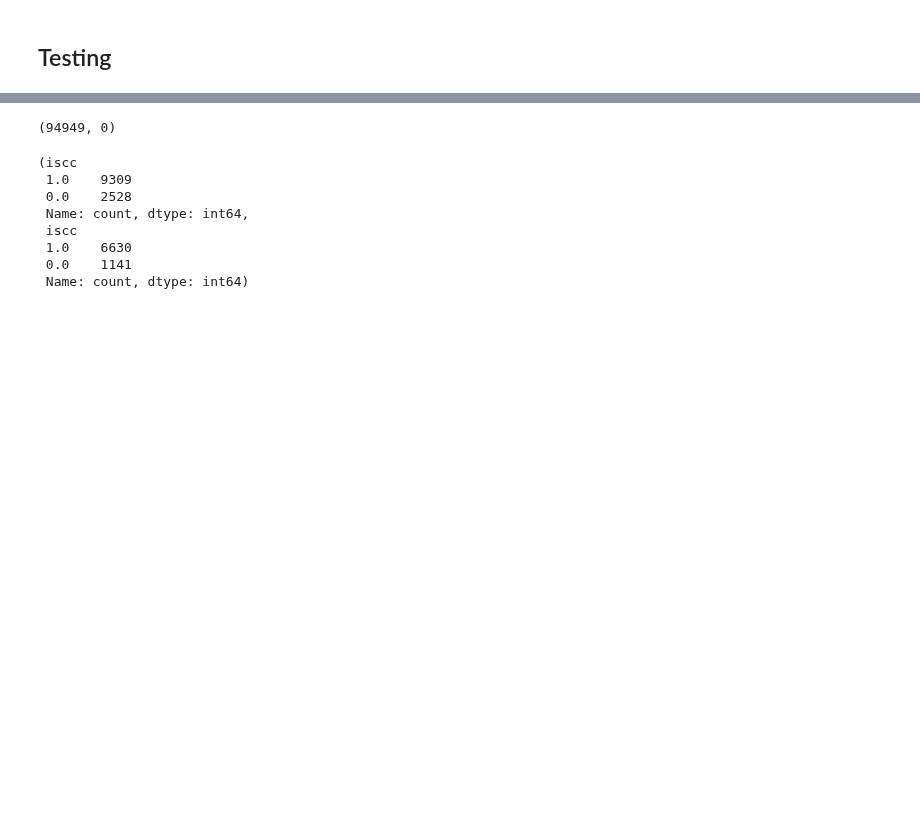
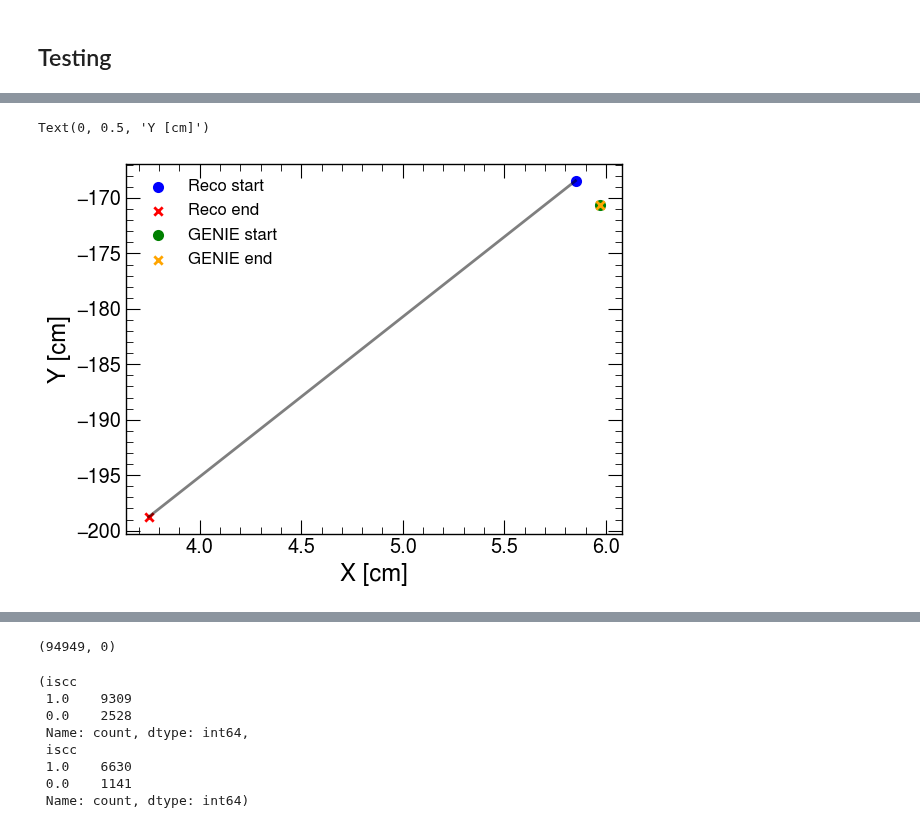
Before and after one commit to sungbinoh/cafpyana, a Jupyter notebook: analysis_village/numuincl/postprocess.ipynb, the cells around one changed output, grey strips where cells are left out. Drawn from its saved outputs; the diff is of its cells as text; code cells hidden in the pictures; blank space fills up the shorter version.

Commit message:
Add postprocessor

```diff
--- a/analysis_village/numuincl/postprocess.ipynb
+++ b/analysis_village/numuincl/postprocess.ipynb
@@ -253,2 +390,11 @@ POT_LABEL = f'{pot_base:.2f} x 10$^{{{pot_mag}}}$ POT'
+# %%
+MC_FNAME = 'mc_full.df'
+slc = CAFSlice.load(f"{DATA_DIR}/{MC_FNAME.replace('.df','_postprocess.df')}",key='pandora')
+inter = CAFInteraction.load(f"{DATA_DIR}/{MC_FNAME.replace('.df','_postprocess.df')}",key='spine')
+mcnu = NU.load(f"{DATA_DIR}/{MC_FNAME.replace('.df','_postprocess.df')}",key='mcnu')
+#PLOT_DIR += '_small'
+
+slc_data = None
+inter_data = None
 # %% [markdown]
 ## 3. Make plots as function of cut
@@ -255,2 +941,10 @@ POT_LABEL = f'{pot_base:.2f} x 10$^{{{pot_mag}}}$ POT'
 # %% [markdown]
 ## Testing
+# %%
+inter.add_key(['start_diff','end_diff','tpart_start_diff','tpart_end_diff','reco_tpart_start_diff','reco_tpart_end_diff'],
+fill=np.array([np.linalg.norm(inter.data.mu.start_point.values-inter.data.truth.mu.start.values,axis=1),
+np.linalg.norm(inter.data.mu.end_point.values-inter.data.truth.mu.end.values,axis=1),
+np.linalg.norm(inter.data.mu.tpart.start_point.values-inter.data.truth.mu.start.values,axis=1),
+np.linalg.norm(inter.data.mu.tpart.end_point.values-inter.data.truth.mu.end.values,axis=1),
+np.linalg.norm(inter.data.mu.tpart.start_point.values-inter.data.mu.start_point.values,axis=1),
+np.linalg.norm(inter.data.mu.tpart.end_point.values-inter.data.mu.end_point.values,axis=1)]).T)
@@ -256,0 +953,5 @@ POT_LABEL = f'{pot_base:.2f} x 10$^{{{pot_mag}}}$ POT'
+# %%
+inter.add_key(['reco_tpart_start_diff','reco_tpart_end_diff'],
+fill=np.array([
+np.linalg.norm(inter.data.mu.tpart.start_point.values-inter.data.mu.start_point.values,axis=1),
+np.linalg.norm(inter.data.mu.tpart.end_point.values-inter.data.mu.end_point.values,axis=1)]).T)
@@ -256,0 +1005,21 @@ POT_LABEL = f'{pot_base:.2f} x 10$^{{{pot_mag}}}$ POT'
+# %%
+def plot_start_end_points(start_x,start_y,end_x,end_y,ax,label='',colors=['blue','red'],markers=['o','x']):
+  ax.plot([start_x,end_x],[start_y,end_y],c='black',alpha=0.5)
+  ax.scatter(start_x,start_y,c=colors[0],label=f'{label} start',marker=markers[0])
+  ax.scatter(end_x,end_y,c=colors[1],label=f'{label} end',marker=markers[1])
+# %%
+#Plot start and end points for first m-n events
+m=94
+n = 95
+fig,ax = plt.subplots()
+
+plot_start_end_points(inter.data[m2].iloc[m:n].mu.start_point.x,inter.data[m2].iloc[m:n].mu.start_point.y,inter.data[m2].iloc[m:n].mu.end_point.x,inter.data[m2].iloc[m:n].mu.end_point.y,ax,'Reco')
+plot_start_end_points(inter.data[m2].iloc[m:n].truth.mu.start.x,inter.data[m2].iloc[m:n].truth.mu.start.y,inter.data[m2].iloc[m:n].truth.mu.end.x,inter.data[m2].iloc[m:n].truth.mu.end.y,ax,'GENIE',colors=['green','orange'])
+
+
+ax.legend()
+ax.set_xlabel('X [cm]')
+ax.set_ylabel('Y [cm]')
+# %% [output]
+Text(0, 0.5, 'Y [cm]')
+[figure, added]
```
Also changed, not shown: parts of 54 cells of this notebook, 5 other files.
